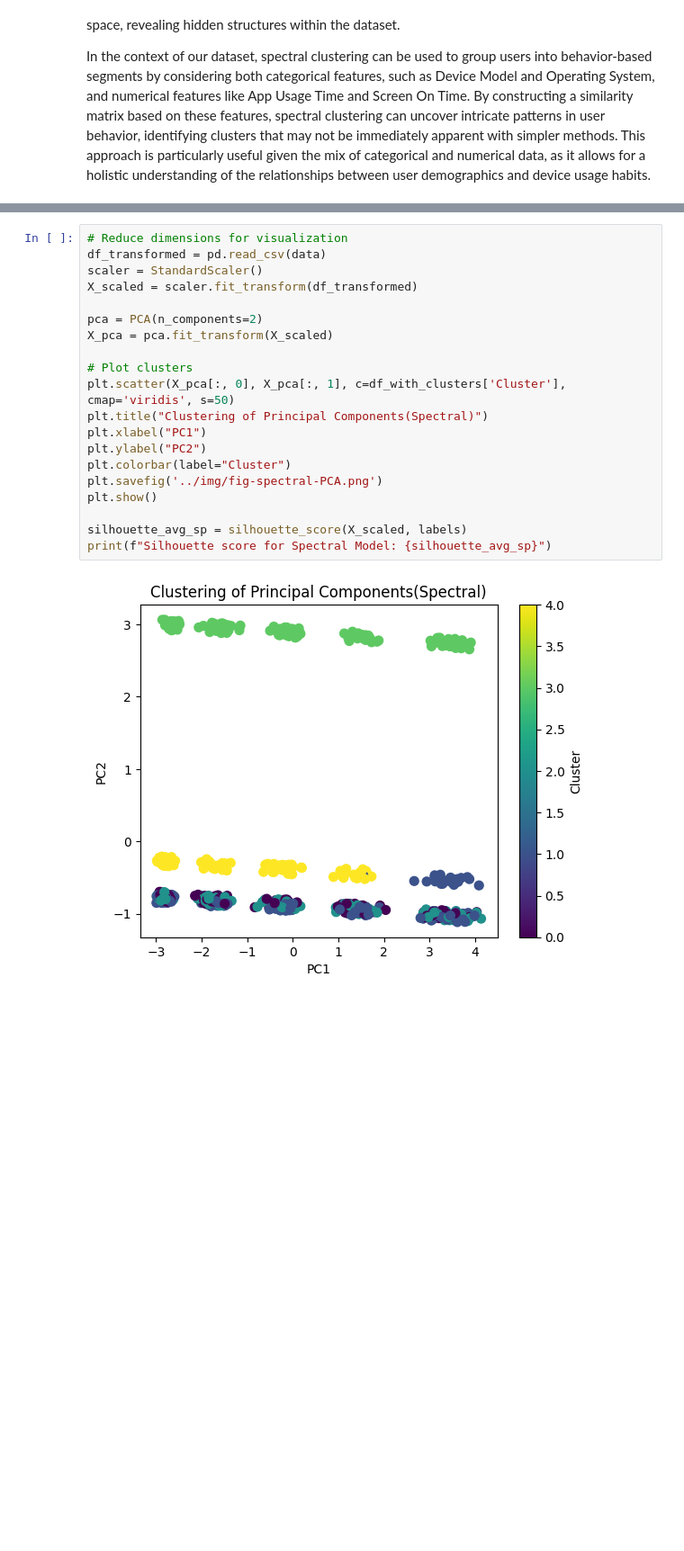
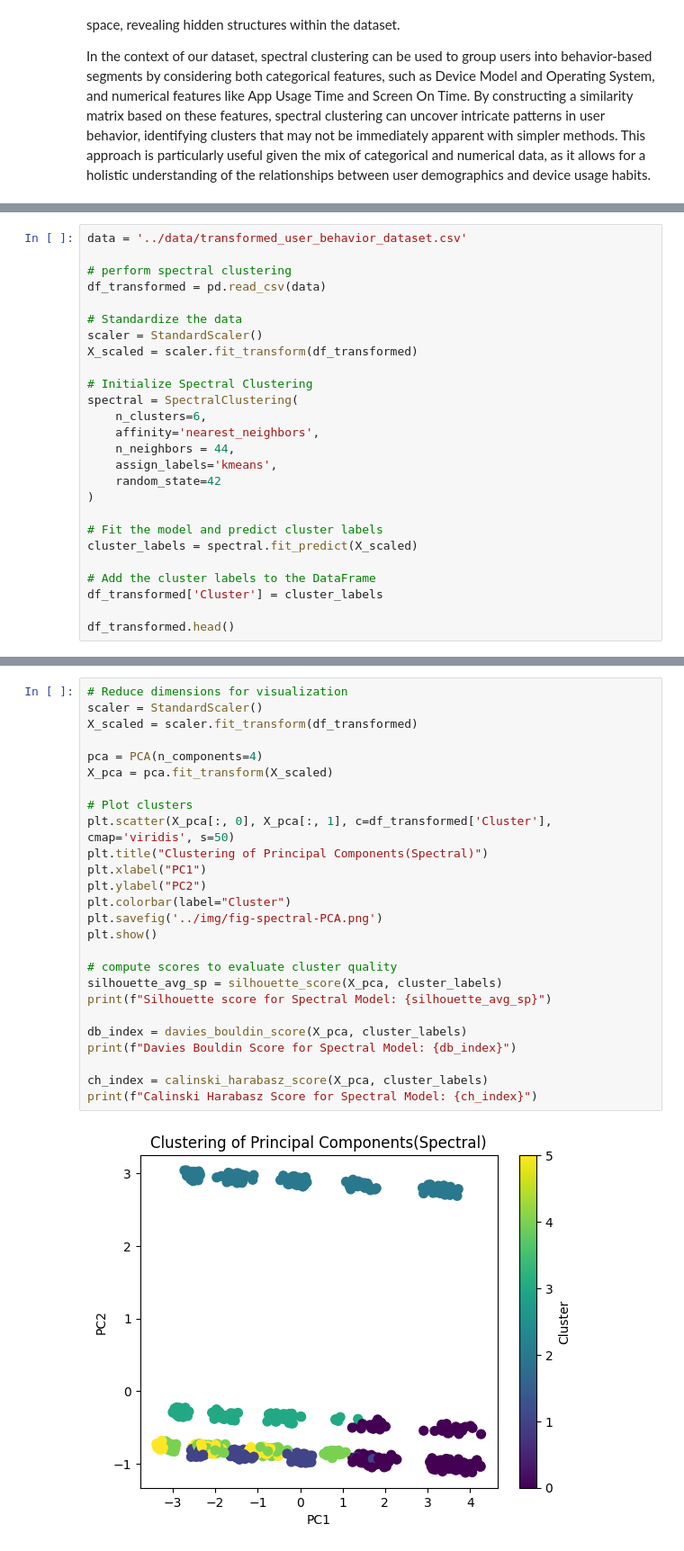
Before and after one commit to Capstone-24-25/Vignette-Clustering-Methods, a Jupyter notebook: results/primary-vignette.ipynb, the cells around one changed output, grey strips where cells are left out. Shown at 90% size. Cells and saved outputs as stored; diff of their text form; blank space fills up the shorter version.

Commit message:
Restructured spectral clustering section and added a few more metrics for cluster analysis

```diff
--- a/results/primary-vignette.ipynb
+++ b/results/primary-vignette.ipynb
@@ -253,0 +259,26 @@ df_sp.head()
+# %%
+data = '../data/transformed_user_behavior_dataset.csv'
+
+# perform spectral clustering
+df_transformed = pd.read_csv(data)
+
+# Standardize the data
+scaler = StandardScaler()
+X_scaled = scaler.fit_transform(df_transformed)
+
+# Initialize Spectral Clustering
+spectral = SpectralClustering(
+    n_clusters=6,
+    affinity='nearest_neighbors',
+    n_neighbors = 44,
+    assign_labels='kmeans',
+    random_state=42
+)
+
+# Fit the model and predict cluster labels
+cluster_labels = spectral.fit_predict(X_scaled)
+
+# Add the cluster labels to the DataFrame
+df_transformed['Cluster'] = cluster_labels
+
+df_transformed.head()
@@ -265,22 +305,28 @@ df_sp.groupby('Cluster').mean()
 # %%
 # Reduce dimensions for visualization
-df_transformed = pd.read_csv(data)
 scaler = StandardScaler()
 X_scaled = scaler.fit_transform(df_transformed)
 
-pca = PCA(n_components=2)
+pca = PCA(n_components=4)
 X_pca = pca.fit_transform(X_scaled)
 
 # Plot clusters
-plt.scatter(X_pca[:, 0], X_pca[:, 1], c=df_with_clusters['Cluster'], cmap='viridis', s=50)
+plt.scatter(X_pca[:, 0], X_pca[:, 1], c=df_transformed['Cluster'], cmap='viridis', s=50)
 plt.title("Clustering of Principal Components(Spectral)")
 plt.xlabel("PC1")
 plt.ylabel("PC2")
 plt.colorbar(label="Cluster")
 plt.savefig('../img/fig-spectral-PCA.png')
 plt.show()
 
-silhouette_avg_sp = silhouette_score(X_scaled, labels)
+# compute scores to evaluate cluster quality
+silhouette_avg_sp = silhouette_score(X_pca, cluster_labels)
 print(f"Silhouette score for Spectral Model: {silhouette_avg_sp}")
+
+db_index = davies_bouldin_score(X_pca, cluster_labels)
+print(f"Davies Bouldin Score for Spectral Model: {db_index}")
+
+ch_index = calinski_harabasz_score(X_pca, cluster_labels)
+print(f"Calinski Harabasz Score for Spectral Model: {ch_index}")
 # %% [output]
-[figure, old version]
+[figure, new version]
```
Also changed, not shown: parts of 18 cells of this notebook.
